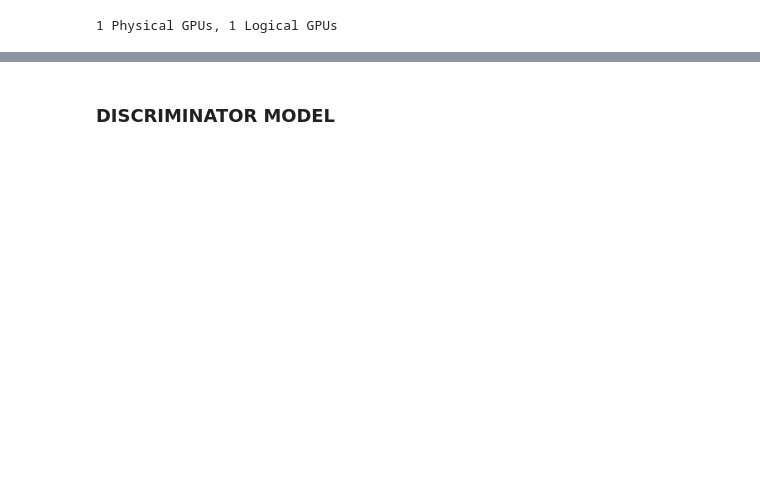
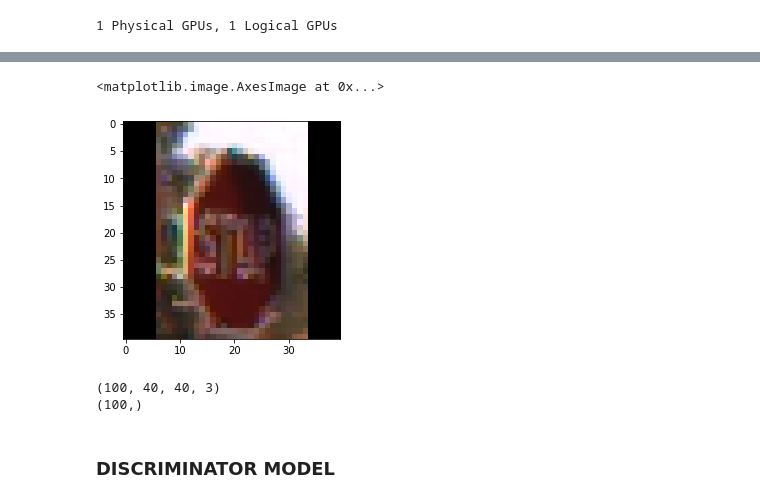
Before and after one commit to mehrotrasan16/NoisyGANMisclassifier, a Jupyter notebook: cs540-project-GANs-MNIST.ipynb, the cells around one changed output, grey strips where cells are left out. Cells and saved outputs as stored; diff of their text form; code cells hidden in the pictures; blank space fills up the shorter version.

```diff
--- a/cs540-project-GANs-MNIST.ipynb
+++ b/cs540-project-GANs-MNIST.ipynb
@@ -64,0 +30,20 @@ if gpus:
+# %%
+directory = './trainfolders/'
+train_ds = tf.keras.preprocessing.image_dataset_from_directory(
+    directory, labels='inferred', label_mode='int',
+    color_mode='rgb', batch_size=100, image_size=(40,
+    40), shuffle=True, seed=42, validation_split=0.2, subset="training"
+)
+
+val_ds = tf.keras.preprocessing.image_dataset_from_directory(
+    directory, labels='inferred', label_mode='int',
+    color_mode='rgb', batch_size=100, image_size=(40,
+    40), shuffle=True, seed=42, validation_split=0.2, subset="validation"
+)
+
+testdirectory = './testfolders/'
+test_ds = tf.keras.preprocessing.image_dataset_from_directory(
+    testdirectory, labels='inferred', label_mode='int',
+    color_mode='rgb', batch_size=100, image_size=(40,
+    40), shuffle=True, seed=42,
+)
@@ -64,0 +83,16 @@ if gpus:
+# %%
+get = next(iter(test_ds))
+
+plt.imshow(get[0][0].numpy().astype("uint8"))
+# plt.imshow(train_images[0]);
+# %% [output]
+<matplotlib.image.AxesImage at 0x...>
+[figure, added]
+# %%
+for img_batch, labels_Batch in train_ds:
+    print(img_batch.shape)
+    print(labels_Batch.shape)
+    break
+# %% [output]
+(100, 40, 40, 3)
+(100,)
```
Also changed, not shown: parts of 28 cells of this notebook, 5 other files.
